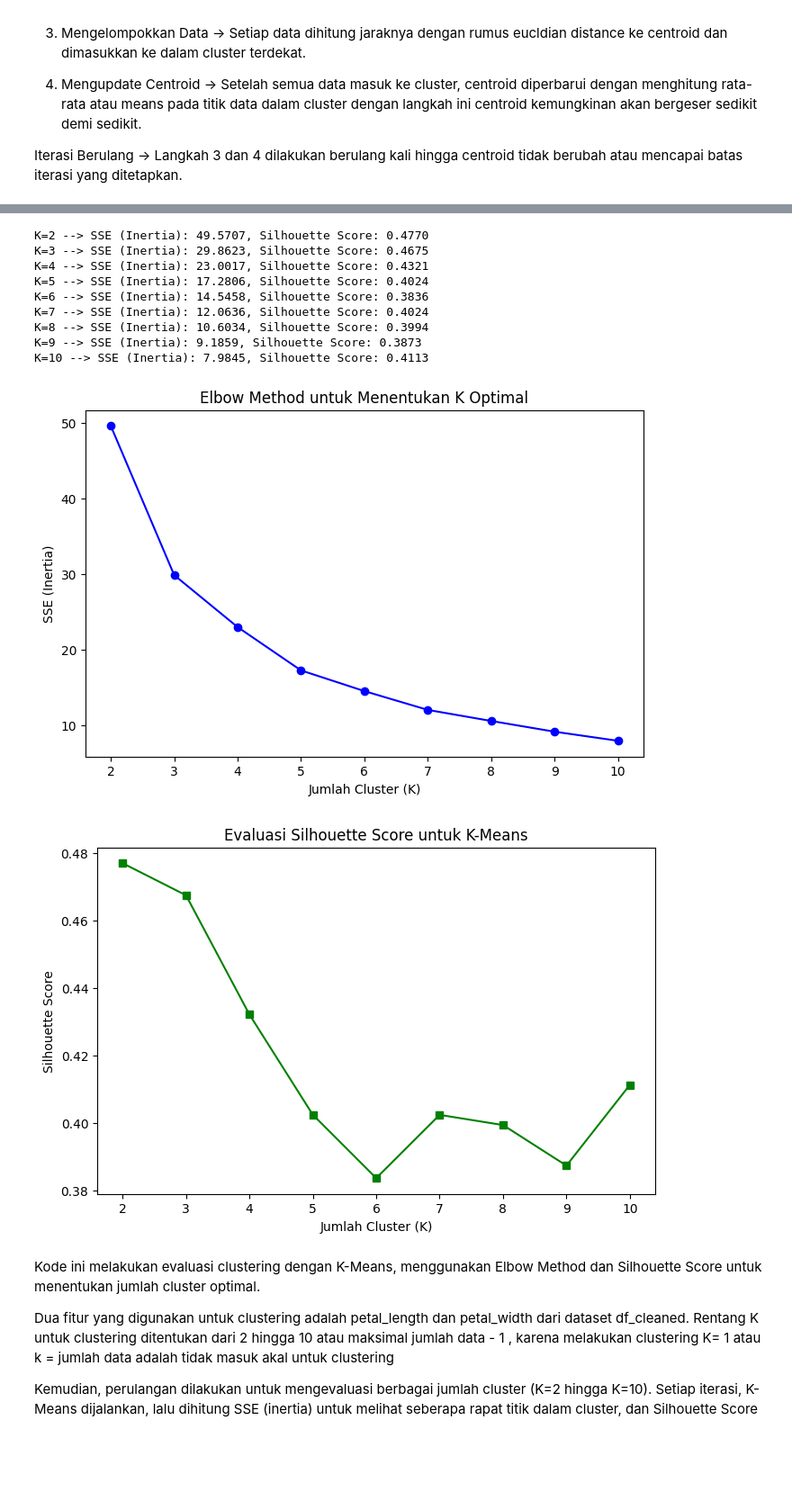
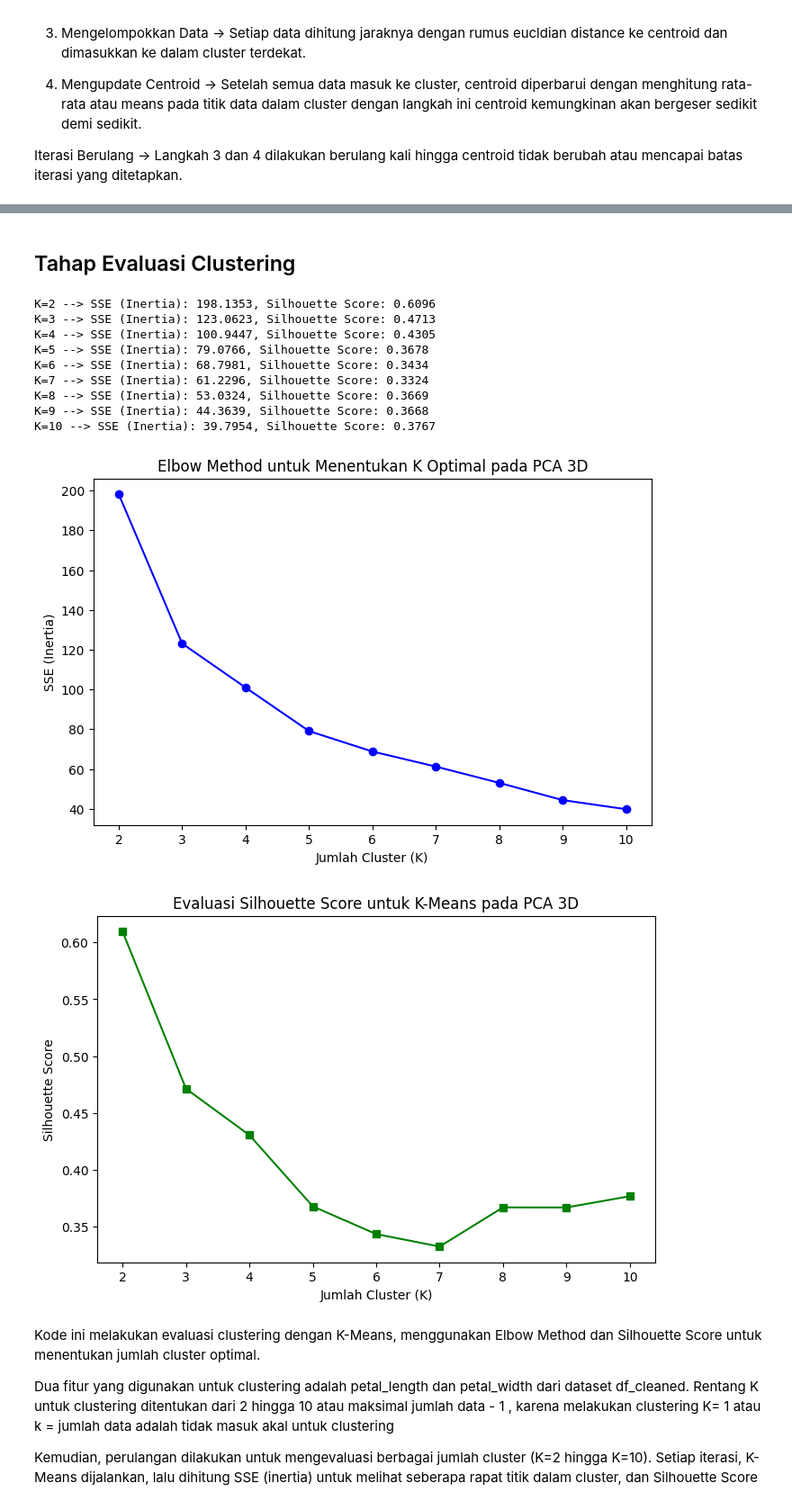
Before and after one commit to Starlight-viooo/Pendata, a Jupyter notebook: _sources/Tugas6Clustering.ipynb, the cells around one changed output, grey strips where cells are left out. Shown at 90% size. Drawn from its saved outputs; the diff is of its cells as text; code cells hidden in the pictures; blank space fills up the shorter version.

Commit message:
upload K Means clustering

```diff
--- a/_sources/Tugas6Clustering.ipynb
+++ b/_sources/Tugas6Clustering.ipynb
@@ -166,0 +223,22 @@ Jumlah total data setelah perbaikan: 150
+# %%
+import matplotlib.pyplot as plt
+import numpy as np
+import pandas as pd
+from sklearn.decomposition import PCA
+from sklearn.preprocessing import StandardScaler
+
+# Pilih 4 fitur
+features = ["sepal_length", "petal_length", "petal_width", "sepal_width"]
+
+# --- 1. Tampilkan Data Asli Tanpa Reduksi dan Tanpa Normalisasi ---
+print("=== Data Asli (Tanpa Reduksi & Normalisasi) ===")
+print(df_cleaned[features].head())  # Cetak 5 baris pertama
+
+# --- 2. Normalisasi Data ---
+scaler = StandardScaler()
+df_normalized = scaler.fit_transform(df_cleaned[features])
+
+df_normalized = pd.DataFrame(df_normalized, columns=features)
+
+print("\n=== Data Setelah Normalisasi (Tanpa PCA) ===")
+print(df_normalized.head())
@@ -240,14 +452,13 @@ Visualisasi  dengan scatter plot yang menunjukkan titik data dalam berbagai warn
+# %% [markdown]
+## Tahap Evaluasi Clustering
 # %%
 import matplotlib.pyplot as plt
 import numpy as np
 from sklearn.cluster import KMeans
 from sklearn.metrics import silhouette_score
 
-# Pilih dua fitur untuk clustering
-feature_1 = "petal_length"
-feature_2 = "petal_width"
-
-df_cluster = df_cleaned[[feature_1, feature_2]].copy(deep=True)  # Pilih fitur
+# Gunakan dataset PCA 3D yang sudah ada dari eksekusi sebelumnya
+df_cluster = df_pca_3d_df.copy(deep=True)  # Salin dataset hasil PCA 3D
 
 # Menentukan rentang K untuk evaluasi
 max_clusters = min(10, len(df_cluster) - 1)  # Cegah nilai K terlalu besar
@@ -260,46 +471,46 @@ silhouette_scores = []
 # Iterasi untuk berbagai jumlah cluster
 for k in cluster_range:
     kmeans = KMeans(n_clusters=k, random_state=42, n_init=10)
     labels = kmeans.fit_predict(df_cluster)
 
     # Simpan SSE/Inertia
     sse_values.append(kmeans.inertia_)
 
     # Hitung silhouette score
     silhouette_avg = silhouette_score(df_cluster, labels)
     silhouette_scores.append(silhouette_avg)
 
     print(f"K={k} --> SSE (Inertia): {sse_values[-1]:.4f}, Silhouette Score: {silhouette_avg:.4f}")
 
 # --- Plot Elbow Method ---
 plt.figure(figsize=(8,5))
 plt.plot(cluster_range, sse_values, marker='o', linestyle='-', color='b')
 plt.xlabel("Jumlah Cluster (K)")
 plt.ylabel("SSE (Inertia)")
-plt.title("Elbow Method untuk Menentukan K Optimal")
+plt.title("Elbow Method untuk Menentukan K Optimal pada PCA 3D")
 plt.xticks(cluster_range)
 plt.show()
 
 # --- Plot Silhouette Scores ---
 plt.figure(figsize=(8,5))
 plt.plot(cluster_range, silhouette_scores, marker='s', linestyle='-', color='g')
 plt.xlabel("Jumlah Cluster (K)")
 plt.ylabel("Silhouette Score")
-plt.title("Evaluasi Silhouette Score untuk K-Means")
+plt.title("Evaluasi Silhouette Score untuk K-Means pada PCA 3D")
 plt.xticks(cluster_range)
 plt.show()
 # %% [output]
-K=2 --> SSE (Inertia): 49.5707, Silhouette Score: 0.4770
-K=3 --> SSE (Inertia): 29.8623, Silhouette Score: 0.4675
-K=4 --> SSE (Inertia): 23.0017, Silhouette Score: 0.4321
-K=5 --> SSE (Inertia): 17.2806, Silhouette Score: 0.4024
-K=6 --> SSE (Inertia): 14.5458, Silhouette Score: 0.3836
-K=7 --> SSE (Inertia): 12.0636, Silhouette Score: 0.4024
-K=8 --> SSE (Inertia): 10.6034, Silhouette Score: 0.3994
-K=9 --> SSE (Inertia): 9.1859, Silhouette Score: 0.3873
-K=10 --> SSE (Inertia): 7.9845, Silhouette Score: 0.4113
+K=2 --> SSE (Inertia): 198.1353, Silhouette Score: 0.6096
+K=3 --> SSE (Inertia): 123.0623, Silhouette Score: 0.4713
+K=4 --> SSE (Inertia): 100.9447, Silhouette Score: 0.4305
+K=5 --> SSE (Inertia): 79.0766, Silhouette Score: 0.3678
+K=6 --> SSE (Inertia): 68.7981, Silhouette Score: 0.3434
+K=7 --> SSE (Inertia): 61.2296, Silhouette Score: 0.3324
+K=8 --> SSE (Inertia): 53.0324, Silhouette Score: 0.3669
+K=9 --> SSE (Inertia): 44.3639, Silhouette Score: 0.3668
+K=10 --> SSE (Inertia): 39.7954, Silhouette Score: 0.3767
-[figure, old version]
+[figure, new version]
-[figure, old version]
+[figure, new version]
 # %% [markdown]
 Kode ini melakukan evaluasi clustering dengan K-Means, menggunakan Elbow Method dan Silhouette Score untuk menentukan jumlah cluster optimal.
 
```
Also changed, not shown: parts of 10 cells of this notebook, 22 other files.
